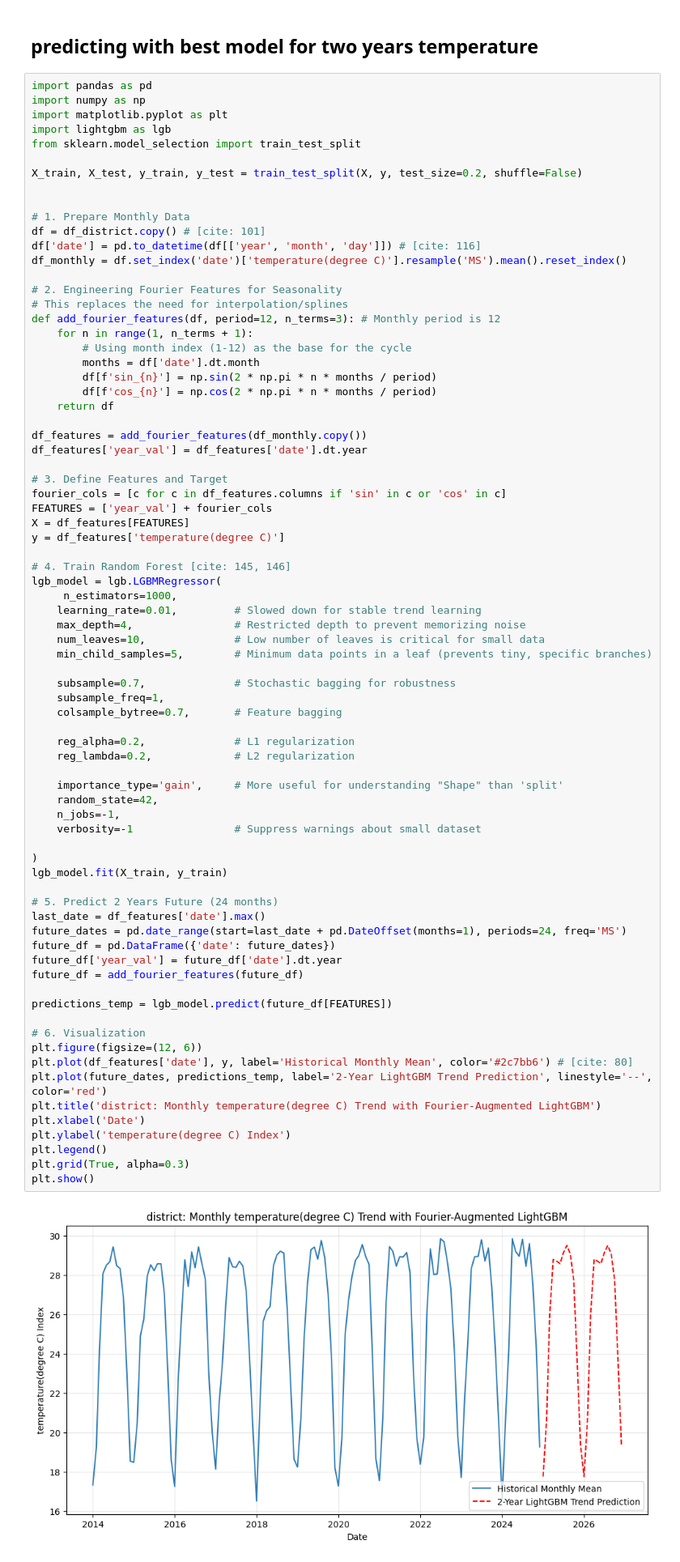
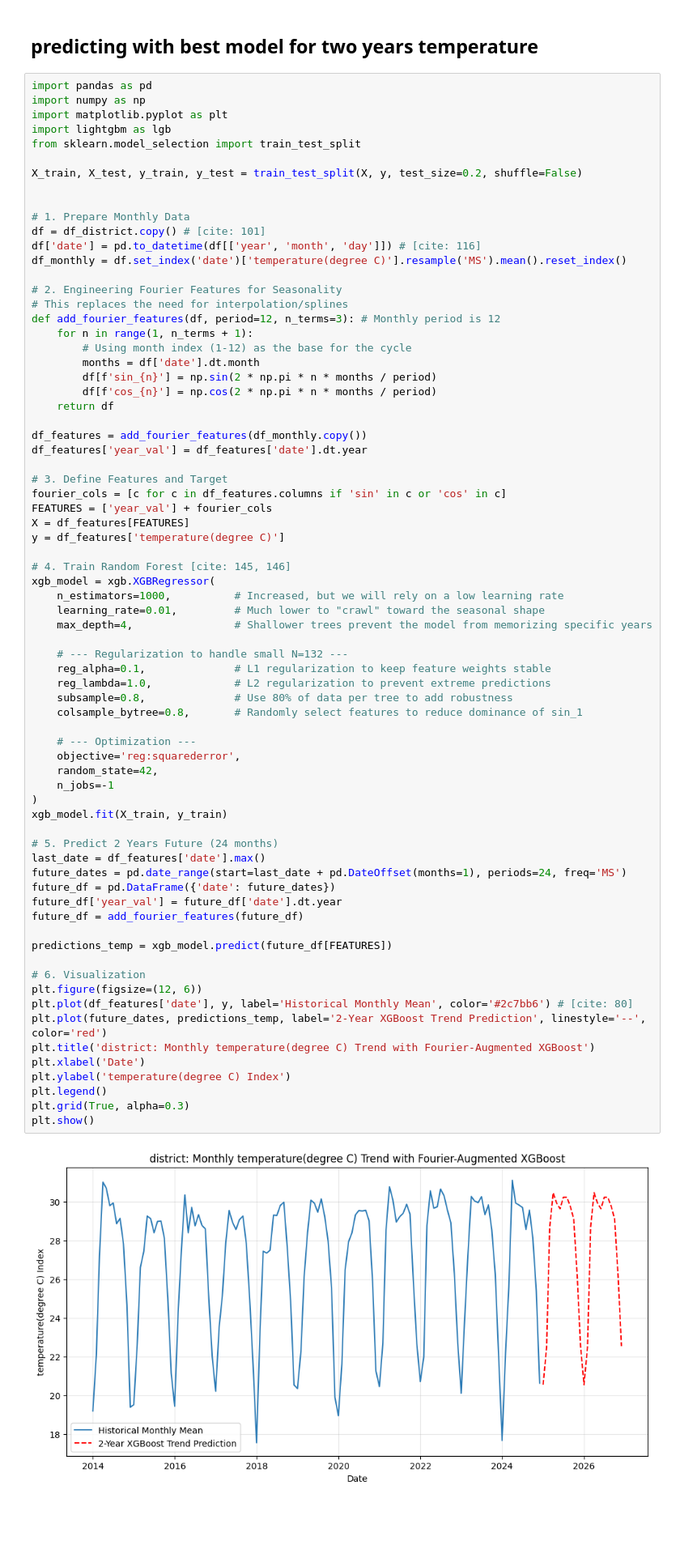
Before and after one commit to not-your-pancake/TCC_Journal, a Jupyter notebook: 0 Real Done Shit/2. Central Urban Heat Zone (Urban Heat-Island Region)/1-4 HI_WB_HS_WGB/Gazipur.ipynb, the cells around one changed output. Shown at 81% size. Saved outputs shown, nothing was run; the diff lists cells and outputs as text; blank space fills up the shorter version.

```diff
--- a/0 Real Done Shit/2. Central Urban Heat Zone (Urban Heat-Island Region)/1-4 HI_WB_HS_WGB/Gazipur.ipynb
+++ b/0 Real Done Shit/2. Central Urban Heat Zone (Urban Heat-Island Region)/1-4 HI_WB_HS_WGB/Gazipur.ipynb
@@ -1332,53 +1332,49 @@ df_features['year_val'] = df_features['date'].dt.year
 
 # 3. Define Features and Target
 fourier_cols = [c for c in df_features.columns if 'sin' in c or 'cos' in c]
 FEATURES = ['year_val'] + fourier_cols
 X = df_features[FEATURES]
 y = df_features['temperature(degree C)']
 
 # 4. Train Random Forest [cite: 145, 146]
-lgb_model = lgb.LGBMRegressor(
-     n_estimators=1000,
-    learning_rate=0.01,         # Slowed down for stable trend learning
-    max_depth=4,                # Restricted depth to prevent memorizing noise
-    num_leaves=10,              # Low number of leaves is critical for small data
-    min_child_samples=5,        # Minimum data points in a leaf (prevents tiny, specific branches)
+xgb_model = xgb.XGBRegressor(
+    n_estimators=1000,          # Increased, but we will rely on a low learning rate
+    learning_rate=0.01,         # Much lower to "crawl" toward the seasonal shape
+    max_depth=4,                # Shallower trees prevent the model from memorizing specific years
 
-    subsample=0.7,              # Stochastic bagging for robustness
-    subsample_freq=1,
-    colsample_bytree=0.7,       # Feature bagging
+    # --- Regularization to handle small N=132 ---
+    reg_alpha=0.1,              # L1 regularization to keep feature weights stable
+    reg_lambda=1.0,             # L2 regularization to prevent extreme predictions
+    subsample=0.8,              # Use 80% of data per tree to add robustness
+    colsample_bytree=0.8,       # Randomly select features to reduce dominance of sin_1
 
-    reg_alpha=0.2,              # L1 regularization
-    reg_lambda=0.2,             # L2 regularization
-
-    importance_type='gain',     # More useful for understanding "Shape" than 'split'
+    # --- Optimization ---
+    objective='reg:squarederror',
     random_state=42,
-    n_jobs=-1,
-    verbosity=-1                # Suppress warnings about small dataset
-
+    n_jobs=-1
 )
-lgb_model.fit(X_train, y_train)
+xgb_model.fit(X_train, y_train)
 
 # 5. Predict 2 Years Future (24 months)
 last_date = df_features['date'].max()
 future_dates = pd.date_range(start=last_date + pd.DateOffset(months=1), periods=24, freq='MS')
 future_df = pd.DataFrame({'date': future_dates})
 future_df['year_val'] = future_df['date'].dt.year
 future_df = add_fourier_features(future_df)
 
-predictions_temp = lgb_model.predict(future_df[FEATURES])
+predictions_temp = xgb_model.predict(future_df[FEATURES])
 
 # 6. Visualization
 plt.figure(figsize=(12, 6))
 plt.plot(df_features['date'], y, label='Historical Monthly Mean', color='#2c7bb6') # [cite: 80]
-plt.plot(future_dates, predictions_temp, label='2-Year LightGBM Trend Prediction', linestyle='--', color='red')
-plt.title('district: Monthly temperature(degree C) Trend with Fourier-Augmented LightGBM')
+plt.plot(future_dates, predictions_temp, label='2-Year XGBoost Trend Prediction', linestyle='--', color='red')
+plt.title('district: Monthly temperature(degree C) Trend with Fourier-Augmented XGBoost')
 plt.xlabel('Date')
 plt.ylabel('temperature(degree C) Index')
 plt.legend()
 plt.grid(True, alpha=0.3)
 plt.show()
 # %% [output]
-[figure, old version]
+[figure, new version]
 # %%
 # 5. Predict 2 Years Future with Empirical Validation
```
Also changed, not shown: parts of 56 cells of this notebook, 5 other files.
